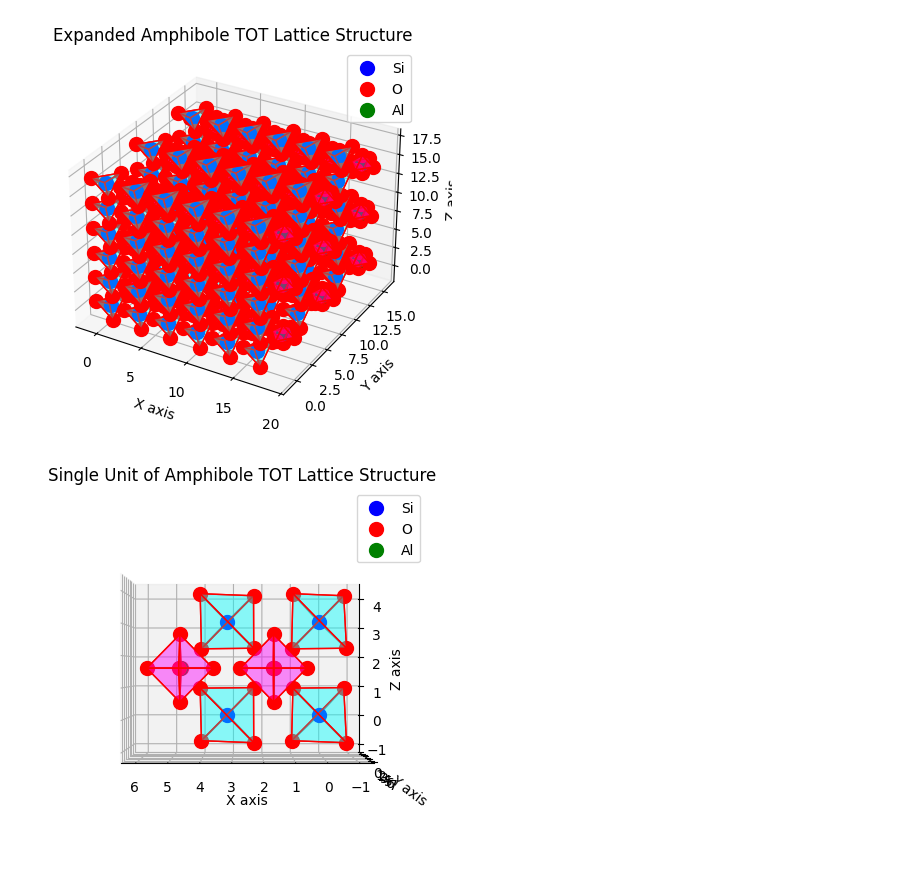
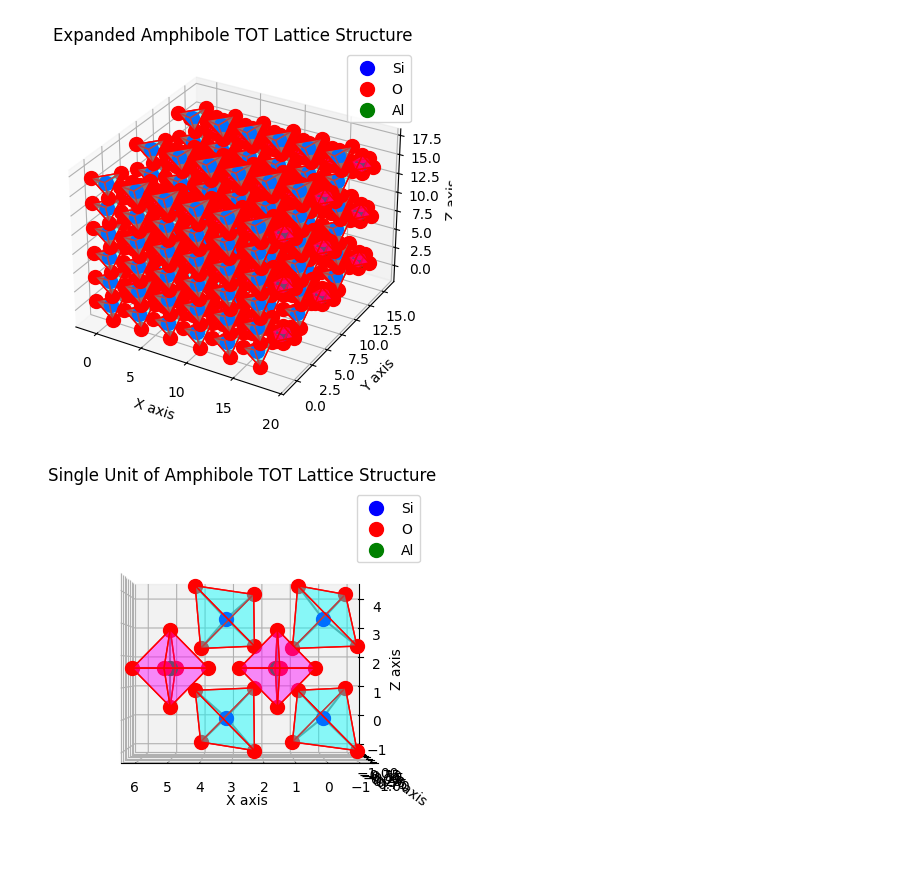
Before and after one commit to s-tomas/Petrology, a Jupyter notebook: Crystallography/Amphibole/amph_lattice.ipynb, the cells around one changed output. Drawn from its saved outputs; the diff is of its cells as text; code cells hidden in the pictures.

```diff
--- a/Crystallography/Amphibole/amph_lattice.ipynb
+++ b/Crystallography/Amphibole/amph_lattice.ipynb
@@ -363,32 +363,32 @@ def plot_TOT_lattice():
         np.array([2 * bond_length, 0, 0]), np.array([2 * bond_length, 0, 2 * bond_length])
     ]
     octa_centers = [
         np.array([bond_length, bond_length, bond_length]), np.array([3 * bond_length, bond_length, bond_length])
     ]
 
     # Plot tetrahedra
     for center in tetra_centers:
         Si, O = create_tetrahedron(center, bond_length)
         plot_tetrahedron(ax, Si, O)
 
     # Plot octahedra
     for center in octa_centers:
         Al, O = create_octahedron(center, bond_length)
         plot_octahedron(ax, Al, O)
 
     # Labels and title
     ax.set_xlabel('X axis')
     ax.set_ylabel('Y axis')
     ax.set_zlabel('Z axis')
     ax.set_title('Single Unit of Amphibole TOT Lattice Structure')
 
     # Set view angle to look down the y-axis
     ax.view_init(elev=0, azim=90)
-    ax.set_ylim([0, 7.5])
+    ax.set_ylim([-1, 1])  # Centering around y = 0 to y = 1
 
     plt.legend()
     plt.show()
 
 plot_TOT_lattice()
 # %% [output]
-[figure, old version]
+[figure, new version]
```
Also changed, not shown: parts of 1 cell of this notebook.
